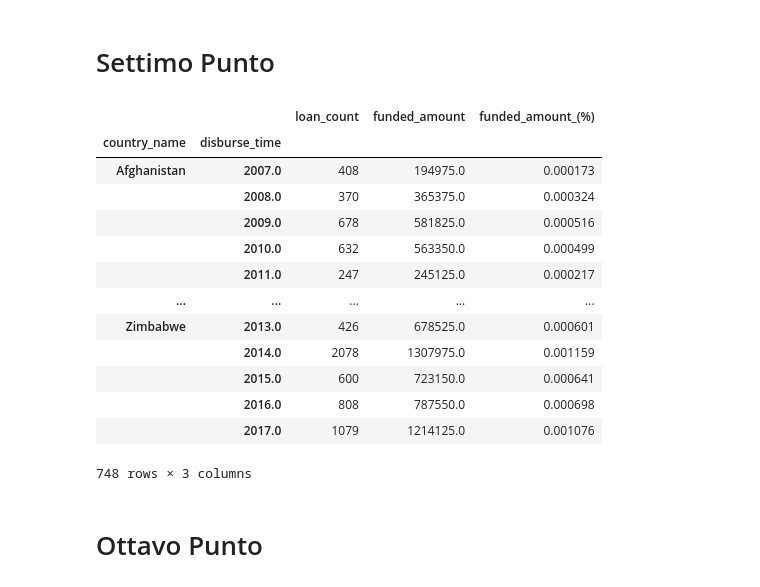
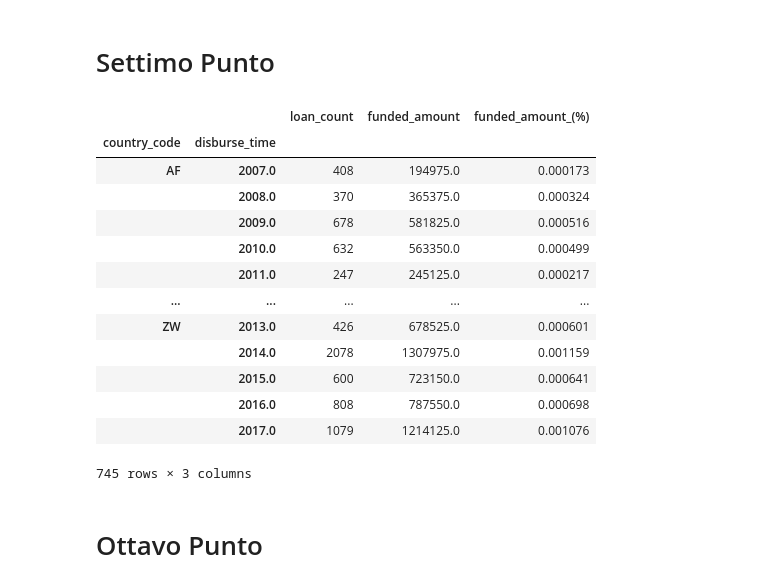
Before and after one commit to dtoniolo/Progetto-FoCS, a Jupyter notebook: Progetto.ipynb, the cells around one changed output. Drawn from its saved outputs; the diff is of its cells as text; code cells hidden in the pictures.

```diff
--- a/Progetto.ipynb
+++ b/Progetto.ipynb
@@ -215,25 +215,25 @@ loan_amount_by_ctry
 # %% [markdown]
 # Settimo Punto
 # %%
-loans_amount_by_yr_ctry = pd.DataFrame({'loan_count': loans.groupby(['country_name', loans.disburse_time.dt.year]).size()})
-loans_amount_by_yr_ctry['funded_amount'] = loans.groupby(['country_name', loans.disburse_time.dt.year]).aggregate({'funded_amount': 'sum'})
+loans_amount_by_yr_ctry = pd.DataFrame({'loan_count': loans.groupby(['country_code', loans.disburse_time.dt.year]).size()})
+loans_amount_by_yr_ctry['funded_amount'] = loans.groupby(['country_code', loans.disburse_time.dt.year]).aggregate({'funded_amount': 'sum'})
 loans_amount_by_yr_ctry['funded_amount_(%)'] = loans_amount_by_yr_ctry['funded_amount']/sum(loans_amount_by_yr_ctry['funded_amount'])
 loans_amount_by_yr_ctry
 # %% [output]
 |  |  | loan_count | funded_amount | funded_amount_(%) |
-| country_name | disburse_time |  |  |  |
-| Afghanistan | 2007.0 | 408 | 194975.0 | 0.000173 |
+| country_code | disburse_time |  |  |  |
+| AF | 2007.0 | 408 | 194975.0 | 0.000173 |
 |  | 2008.0 | 370 | 365375.0 | 0.000324 |
 |  | 2009.0 | 678 | 581825.0 | 0.000516 |
 |  | 2010.0 | 632 | 563350.0 | 0.000499 |
 |  | 2011.0 | 247 | 245125.0 | 0.000217 |
 | ... | ... | ... | ... | ... |
-| Zimbabwe | 2013.0 | 426 | 678525.0 | 0.000601 |
+| ZW | 2013.0 | 426 | 678525.0 | 0.000601 |
 |  | 2014.0 | 2078 | 1307975.0 | 0.001159 |
 |  | 2015.0 | 600 | 723150.0 | 0.000641 |
 |  | 2016.0 | 808 | 787550.0 | 0.000698 |
 |  | 2017.0 | 1079 | 1214125.0 | 0.001076 |
-748 rows × 3 columns
+745 rows × 3 columns
 # %% [markdown]
 # Ottavo Punto
 # %% [markdown]
```
Also changed, not shown: parts of 7 cells of this notebook.
